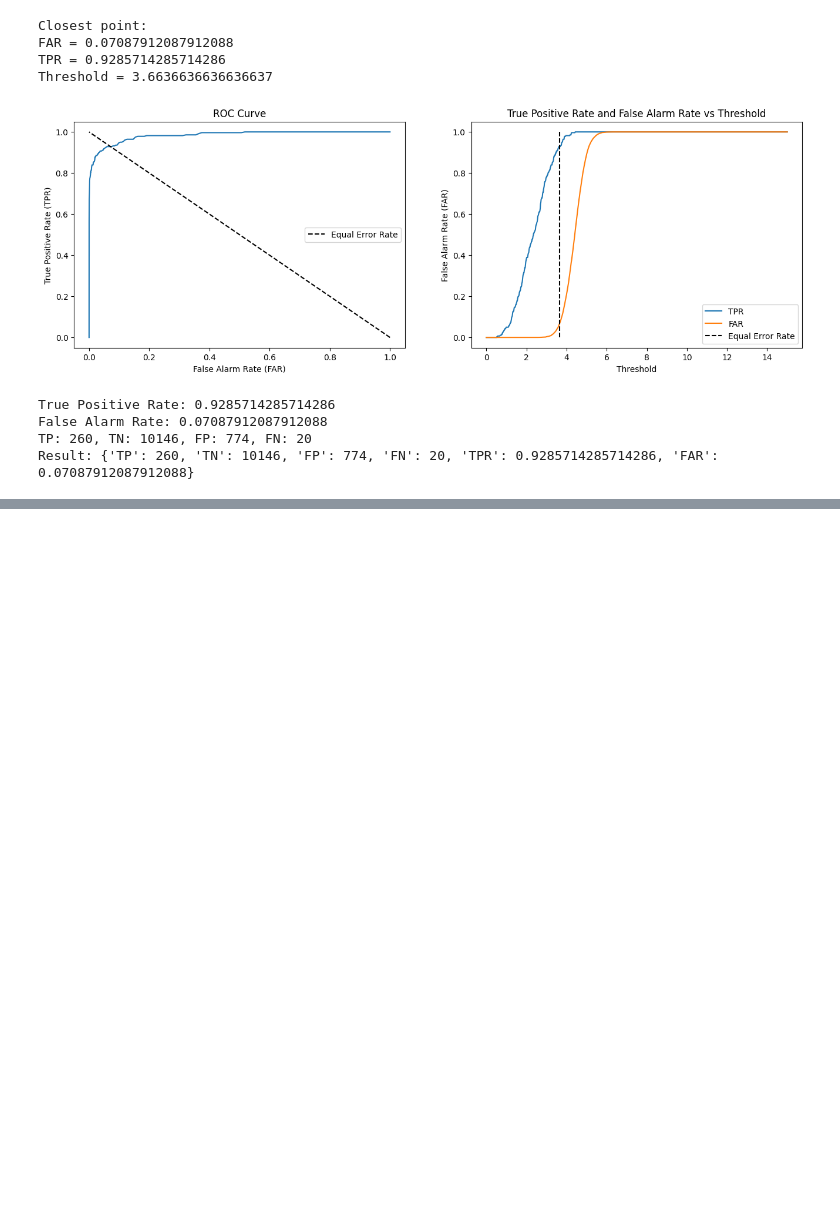
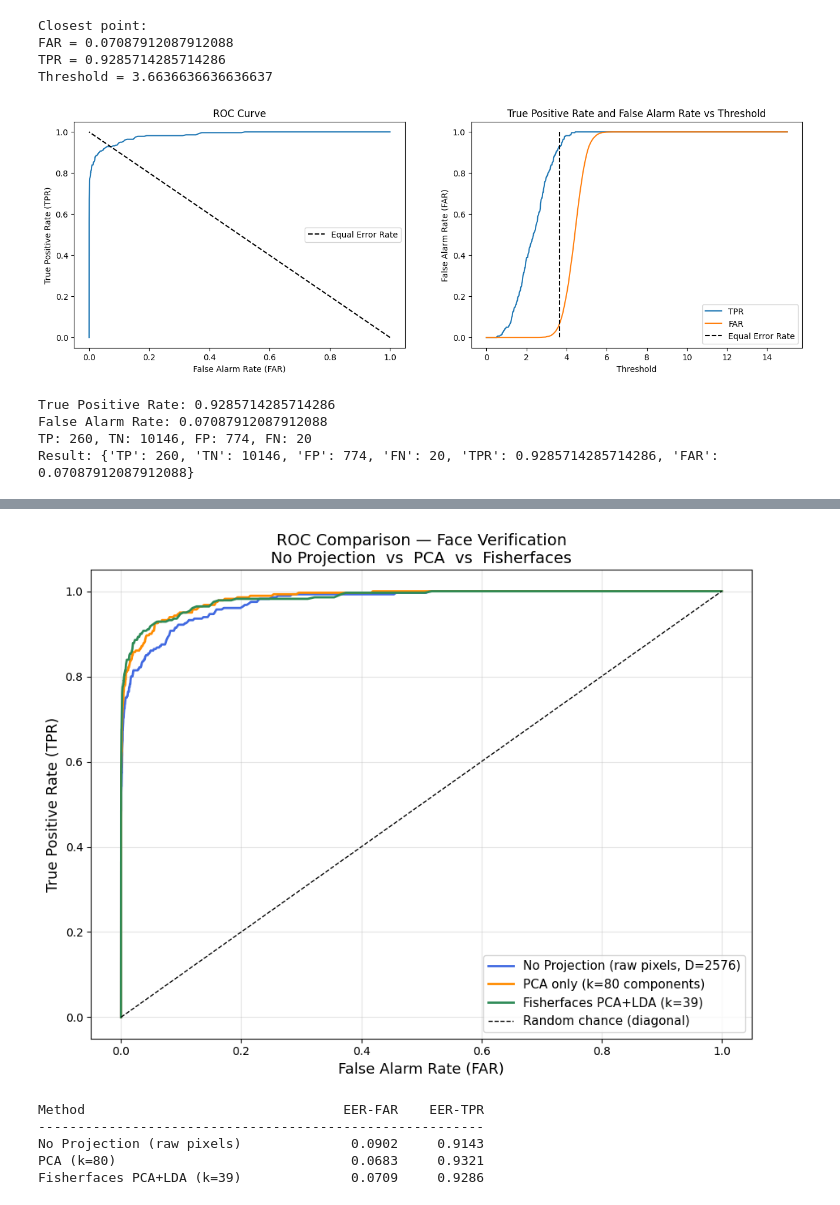
Before and after one commit to PavarisAsawa/PatternRecognition-Dimensionality_Reduction, a Jupyter notebook: lda.ipynb, the cells around one changed output, grey strips where cells are left out. Saved outputs shown, nothing was run; the diff lists cells and outputs as text; code cells hidden in the pictures; blank space fills up the shorter version.

```diff
--- a/lda.ipynb
+++ b/lda.ipynb
@@ -373,0 +659,55 @@ Result: {'TP': 260, 'TN': 10146, 'FP': 774, 'FN': 20, 'TPR': 0.9285714285714286,
+# %%
+# ── Sweep thresholds and build ROC curves for all three experiments ─────────
+num_thresholds = 1000
+
+thresholds_raw    = np.linspace(0, sim_raw.max(),    num_thresholds)
+thresholds_pca    = np.linspace(0, sim_pca_mat.max(), num_thresholds)
+# Fisher thresholds already computed as thresholds / tpr_13 / far_13 above
+
+tpr_raw, far_raw = [], []
+for t in thresholds_raw:
+    r = face_verification(similarity=sim_raw, t=t)
+    tpr_raw.append(r['TPR']);  far_raw.append(r['FAR'])
+
+tpr_pca_roc, far_pca_roc = [], []
+for t in thresholds_pca:
+    r = face_verification(similarity=sim_pca_mat, t=t)
+    tpr_pca_roc.append(r['TPR']);  far_pca_roc.append(r['FAR'])
+
+# ── Combined ROC plot ────────────────────────────────────────────────────────
+plt.figure(figsize=(9, 7))
+plt.plot(far_raw,      tpr_raw,      color='royalblue',   linewidth=2, label='No Projection (raw pixels, D=2576)')
+plt.plot(far_pca_roc,  tpr_pca_roc,  color='darkorange',  linewidth=2, label='PCA only (k=80 components)')
+plt.plot(far_13,       tpr_13,       color='seagreen',    linewidth=2, label='Fisherfaces PCA+LDA (k=39)')
+plt.plot([0, 1], [0, 1], 'k--', linewidth=1, label='Random chance (diagonal)')
+plt.xlabel('False Alarm Rate (FAR)', fontsize=13)
+plt.ylabel('True Positive Rate (TPR)', fontsize=13)
+plt.title('ROC Comparison — Face Verification\nNo Projection  vs  PCA  vs  Fisherfaces', fontsize=14)
+plt.legend(loc='lower right', fontsize=11)
+plt.grid(True, alpha=0.35)
+plt.tight_layout()
+plt.show()
+
+# ── Equal Error Rate summary for each method ────────────────────────────────
+def eer(far, tpr):
+    far, tpr = np.array(far), np.array(tpr)
+    dist = np.abs(tpr - (1 - far)) / np.sqrt(2)
+    idx  = np.argmin(dist)
+    return far[idx], tpr[idx]
+
+eer_raw = eer(far_raw,     tpr_raw)
+eer_pca = eer(far_pca_roc, tpr_pca_roc)
+eer_fis = eer(far_13,      tpr_13)
+
+print(f"{'Method':<35} {'EER-FAR':>10} {'EER-TPR':>10}")
+print("-" * 57)
+print(f"{'No Projection (raw pixels)':<35} {eer_raw[0]:>10.4f} {eer_raw[1]:>10.4f}")
+print(f"{'PCA (k=80)':<35} {eer_pca[0]:>10.4f} {eer_pca[1]:>10.4f}")
+print(f"{'Fisherfaces PCA+LDA (k=39)':<35} {eer_fis[0]:>10.4f} {eer_fis[1]:>10.4f}")
+# %% [output]
+[figure, added]
+Method                                 EER-FAR    EER-TPR
+---------------------------------------------------------
+No Projection (raw pixels)              0.0902     0.9143
+PCA (k=80)                              0.0683     0.9321
+Fisherfaces PCA+LDA (k=39)              0.0709     0.9286
```
Also changed, not shown: parts of 15 cells of this notebook, 6 other files.
